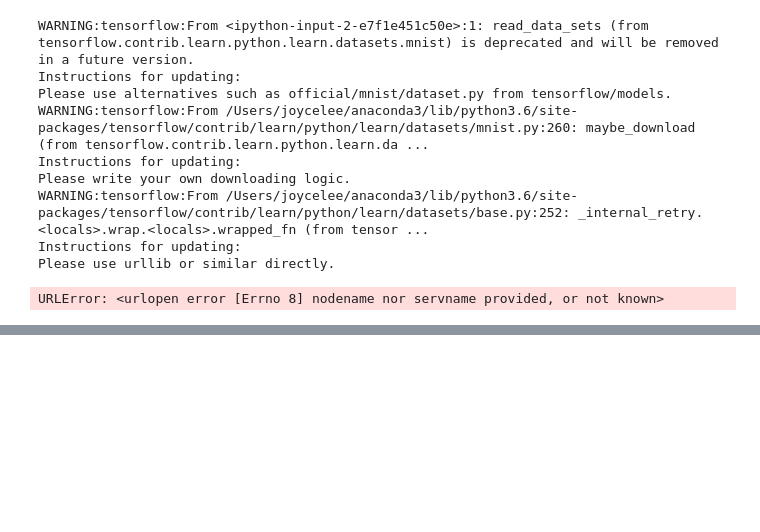
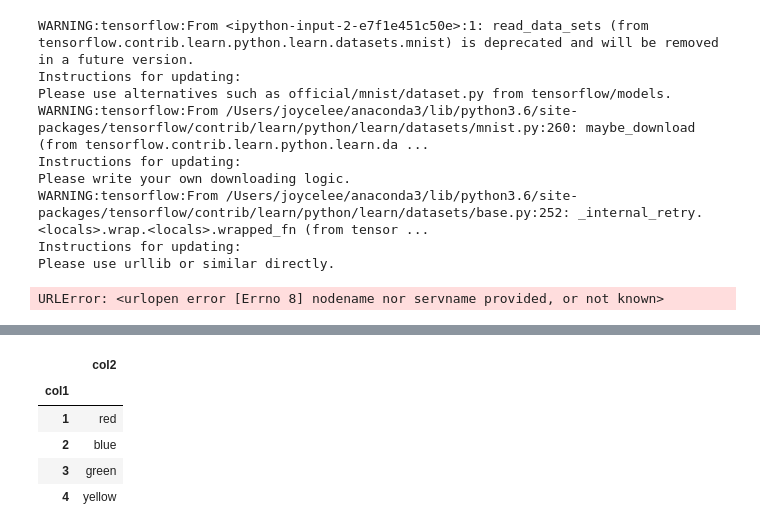
Before and after one commit to jl56923/project_5, a Jupyter notebook: notebooks/Scratch.ipynb, the cells around one changed output, grey strips where cells are left out. Cells and saved outputs as stored; diff of their text form; code cells hidden in the pictures; blank space fills up the shorter version.

```diff
--- a/notebooks/Scratch.ipynb
+++ b/notebooks/Scratch.ipynb
@@ -152,0 +261,13 @@ URLError: <urlopen error [Errno 8] nodename nor servname provided, or not known>
+# %%
+df = pd.DataFrame({'col1':[1, 2, 3, 4], 'col2': ['red', 'blue', 'green', 'yellow']})
+# %%
+df.set_index('col1', inplace=True)
+# %%
+df
+# %% [output]
+|  | col2 |
+| col1 |  |
+| 1 | red |
+| 2 | blue |
+| 3 | green |
+| 4 | yellow |
```
Also changed, not shown: parts of 18 cells of this notebook, 15 other files.
